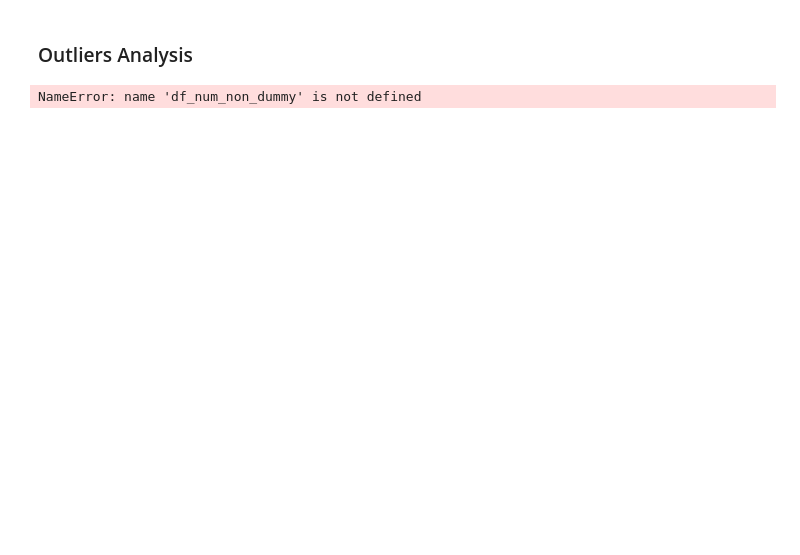
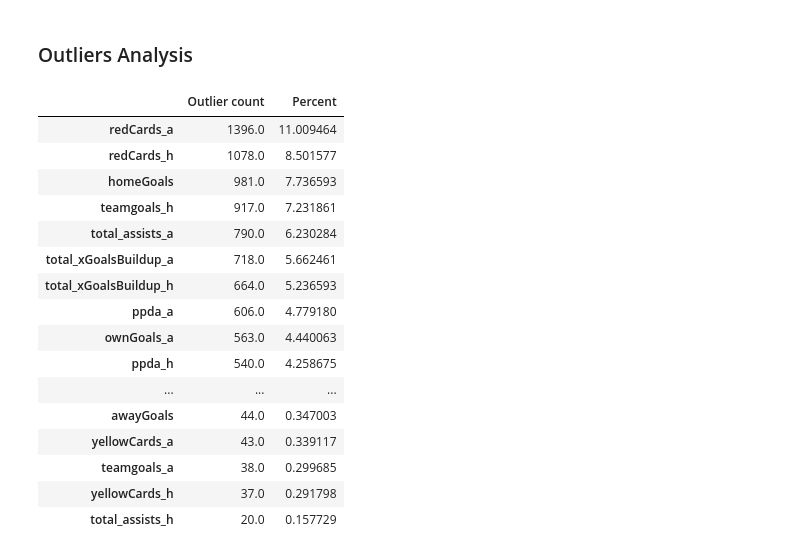
Before and after one commit to Eitan-Bluer/ML_Football_DS18, a Jupyter notebook: EDA_Football_ML_outliers_and_missing_values.ipynb, the cells around one changed output. Cells and saved outputs as stored; diff of their text form; code cells hidden in the pictures; blank space fills up the shorter version.

```diff
--- a/EDA_Football_ML_outliers_and_missing_values.ipynb
+++ b/EDA_Football_ML_outliers_and_missing_values.ipynb
@@ -115,24 +146,40 @@ mis_val_table_ren_columns
 # %% [markdown]
 ### Outliers Analysis
 # %%
+# Define the outlier detection function
 def outliers_df(df):
-    total_outliers = pd.DataFrame(columns={'Outlier count','Percent'})
+    total_outliers = pd.DataFrame(columns=['Outlier count', 'Percent'])  # Fix column definition
     for col in df:
-        if col != 'host_is_superhost':
-            temp = pd.DataFrame(df[col], columns={col})
+        if col != 'result_h' and df[col].dtype in ['int64', 'float64']:  # Ensure numeric columns only
             Q1 = df[col].quantile(0.25)
             Q3 = df[col].quantile(0.75)
-            upper_limit = Q1 + 1.5 * (Q3-Q1)
-            lower_limit = Q3 - 1.5 * (Q3-Q1)
-            upper_outliers = temp[temp[col] > upper_limit]
-            lower_outliers = temp[temp[col] < lower_limit]
-            temp = upper_outliers.append(lower_outliers)
-            b = "{}".format(col)
-            num = len(temp)
-            total_outliers.loc[b] = [num, num/len(df)*100]
-    return total_outliers[total_outliers['Percent']>0]
+            IQR = Q3 - Q1
+            upper_limit = Q3 + 1.5 * IQR
+            lower_limit = Q1 - 1.5 * IQR
+            num_outliers = ((df[col] > upper_limit) | (df[col] < lower_limit)).sum()
+            percent_outliers = (num_outliers / len(df)) * 100
+            total_outliers.loc[col] = [num_outliers, percent_outliers]
 
-outliers_df = outliers_df(df_num_non_dummy).sort_values('Percent', ascending=False)
-outliers_df
+    return total_outliers[total_outliers['Percent'] > 0]
+
+# Run the function on the dataset
+outliers_result = outliers_df(df_base).sort_values('Percent', ascending=False)
+outliers_result
 # %% [output]
-NameError: name 'df_num_non_dummy' is not defined
+|  | Outlier count | Percent |
+| redCards_a | 1396.0 | 11.009464 |
+| redCards_h | 1078.0 | 8.501577 |
+| homeGoals | 981.0 | 7.736593 |
+| teamgoals_h | 917.0 | 7.231861 |
+| total_assists_a | 790.0 | 6.230284 |
+| total_xGoalsBuildup_a | 718.0 | 5.662461 |
+| total_xGoalsBuildup_h | 664.0 | 5.236593 |
+| ppda_a | 606.0 | 4.779180 |
+| ownGoals_a | 563.0 | 4.440063 |
+| ppda_h | 540.0 | 4.258675 |
+| ... | ... | ... |
+| awayGoals | 44.0 | 0.347003 |
+| yellowCards_a | 43.0 | 0.339117 |
+| teamgoals_a | 38.0 | 0.299685 |
+| yellowCards_h | 37.0 | 0.291798 |
+| total_assists_h | 20.0 | 0.157729 |
```
Also changed, not shown: parts of 7 cells of this notebook, 1 other file.
